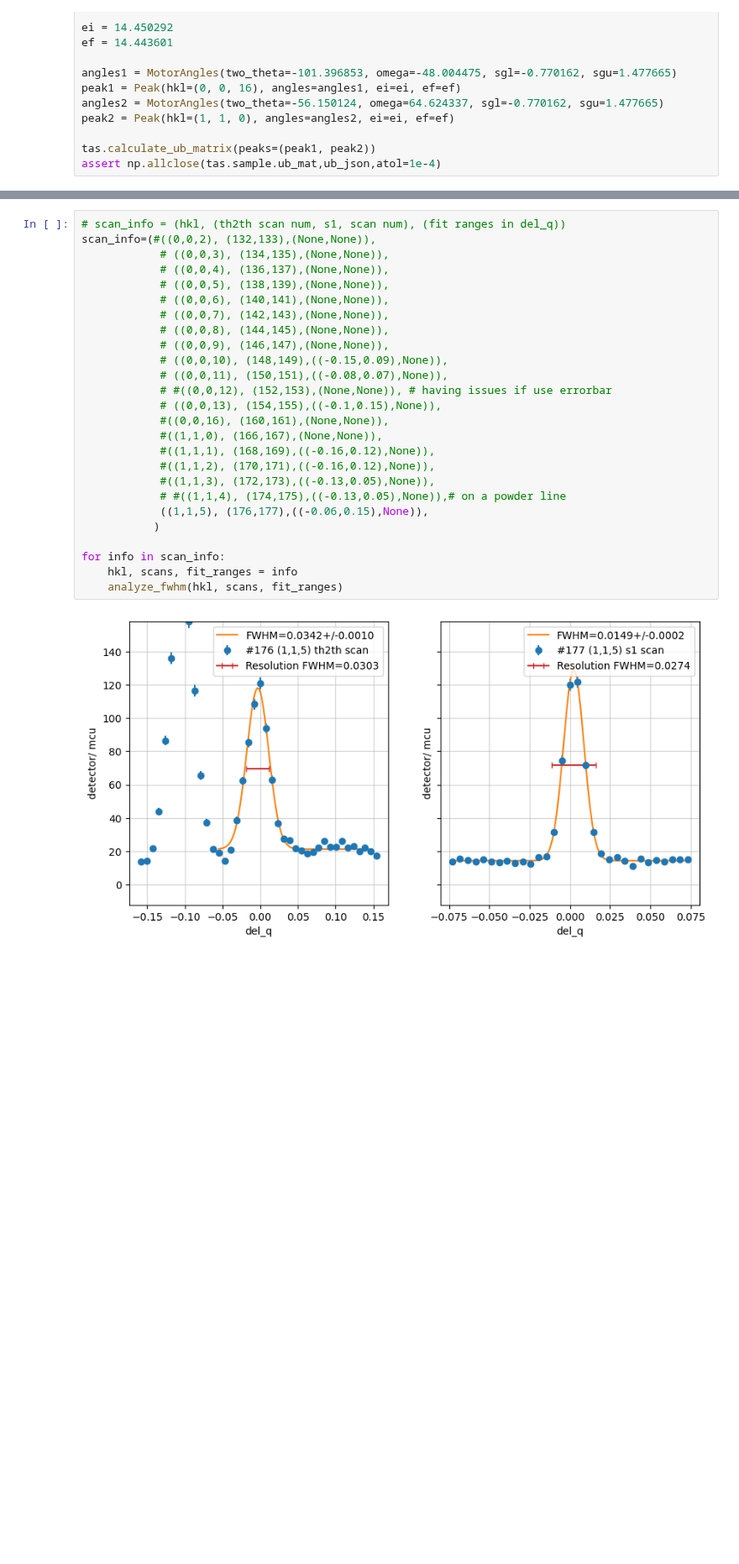
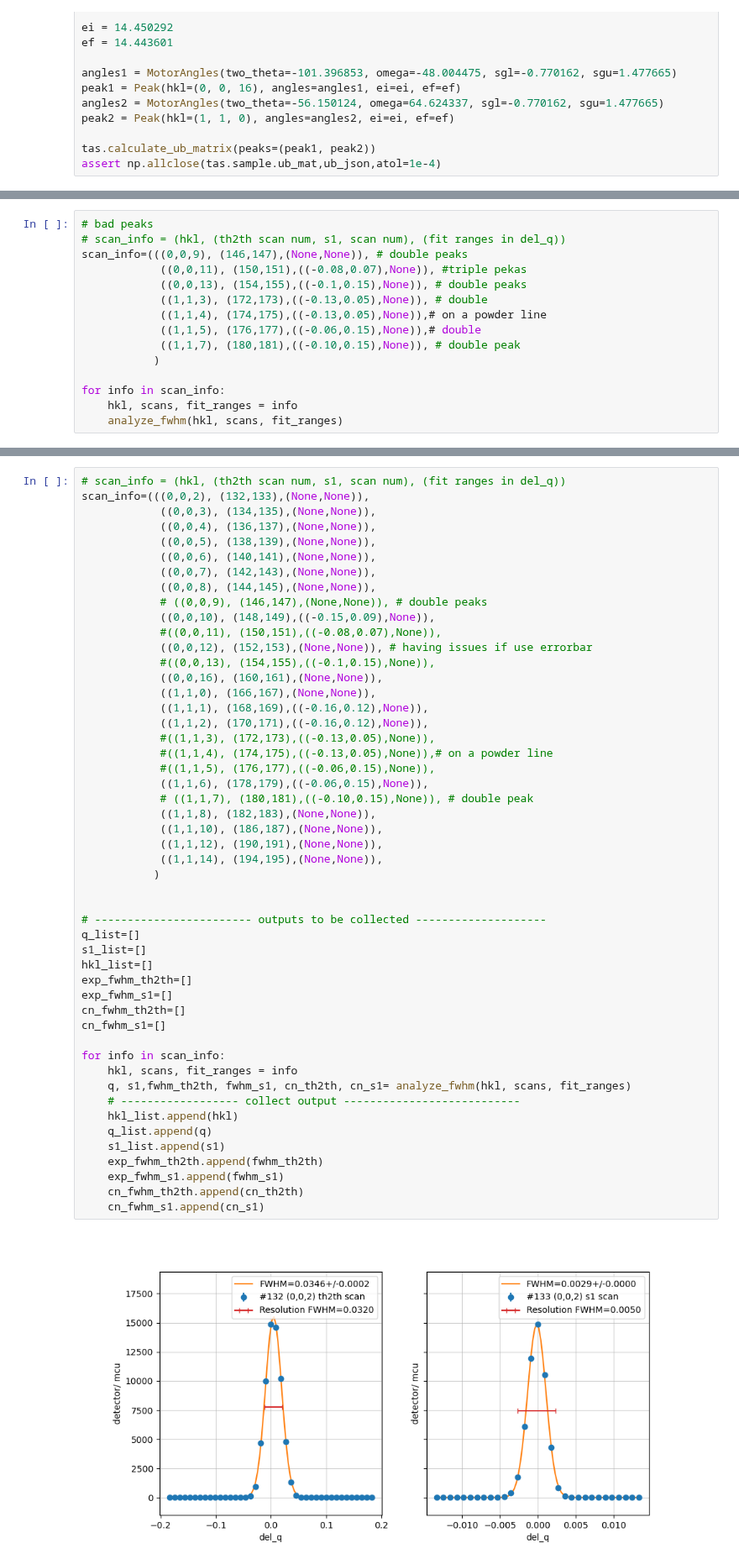
Before and after one commit to neutrons/TAVI, a Jupyter notebook: notebooks/La2Ni7_HB1A_resolution.ipynb, the cells around one changed output, grey strips where cells are left out. Shown at 84% size. Drawn from its saved outputs; the diff is of its cells as text; blank space fills up the shorter version.

```diff
--- a/notebooks/La2Ni7_HB1A_resolution.ipynb
+++ b/notebooks/La2Ni7_HB1A_resolution.ipynb
@@ -149,0 +181,15 @@ for info in scan_info:
+# %%
+# bad peaks
+# scan_info = (hkl, (th2th scan num, s1, scan num), (fit ranges in del_q))
+scan_info=(((0,0,9), (146,147),(None,None)), # double peaks
+            ((0,0,11), (150,151),((-0.08,0.07),None)), #triple pekas
+            ((0,0,13), (154,155),((-0.1,0.15),None)), # double peaks
+            ((1,1,3), (172,173),((-0.13,0.05),None)), # double
+            ((1,1,4), (174,175),((-0.13,0.05),None)),# on a powder line
+            ((1,1,5), (176,177),((-0.06,0.15),None)),# double
+            ((1,1,7), (180,181),((-0.10,0.15),None)), # double peak
+           )
+
+for info in scan_info:
+    hkl, scans, fit_ranges = info
+    analyze_fwhm(hkl, scans, fit_ranges)
@@ -150,28 +204,52 @@ for info in scan_info:
 # %%
 # scan_info = (hkl, (th2th scan num, s1, scan num), (fit ranges in del_q))
-scan_info=(#((0,0,2), (132,133),(None,None)),
-            # ((0,0,3), (134,135),(None,None)),
-            # ((0,0,4), (136,137),(None,None)),
-            # ((0,0,5), (138,139),(None,None)),
-            # ((0,0,6), (140,141),(None,None)),
-            # ((0,0,7), (142,143),(None,None)),
-            # ((0,0,8), (144,145),(None,None)),
-            # ((0,0,9), (146,147),(None,None)),
-            # ((0,0,10), (148,149),((-0.15,0.09),None)),
-            # ((0,0,11), (150,151),((-0.08,0.07),None)),
-            # #((0,0,12), (152,153),(None,None)), # having issues if use errorbar
-            # ((0,0,13), (154,155),((-0.1,0.15),None)),
-            #((0,0,16), (160,161),(None,None)),
-            #((1,1,0), (166,167),(None,None)),
-            #((1,1,1), (168,169),((-0.16,0.12),None)),
-            #((1,1,2), (170,171),((-0.16,0.12),None)),
+scan_info=(((0,0,2), (132,133),(None,None)),
+            ((0,0,3), (134,135),(None,None)),
+            ((0,0,4), (136,137),(None,None)),
+            ((0,0,5), (138,139),(None,None)),
+            ((0,0,6), (140,141),(None,None)),
+            ((0,0,7), (142,143),(None,None)),
+            ((0,0,8), (144,145),(None,None)),
+            # ((0,0,9), (146,147),(None,None)), # double peaks
+            ((0,0,10), (148,149),((-0.15,0.09),None)),
+            #((0,0,11), (150,151),((-0.08,0.07),None)),
+            ((0,0,12), (152,153),(None,None)), # having issues if use errorbar
+            #((0,0,13), (154,155),((-0.1,0.15),None)),
+            ((0,0,16), (160,161),(None,None)),
+            ((1,1,0), (166,167),(None,None)),
+            ((1,1,1), (168,169),((-0.16,0.12),None)),
+            ((1,1,2), (170,171),((-0.16,0.12),None)),
             #((1,1,3), (172,173),((-0.13,0.05),None)),
-            # #((1,1,4), (174,175),((-0.13,0.05),None)),# on a powder line
-            ((1,1,5), (176,177),((-0.06,0.15),None)),
+            #((1,1,4), (174,175),((-0.13,0.05),None)),# on a powder line
+            #((1,1,5), (176,177),((-0.06,0.15),None)),
+            ((1,1,6), (178,179),((-0.06,0.15),None)),
+            # ((1,1,7), (180,181),((-0.10,0.15),None)), # double peak
+            ((1,1,8), (182,183),(None,None)),
+            ((1,1,10), (186,187),(None,None)),
+            ((1,1,12), (190,191),(None,None)),
+            ((1,1,14), (194,195),(None,None)),
            )
+
+
+# ------------------------ outputs to be collected --------------------
+q_list=[]
+s1_list=[]
+hkl_list=[]
+exp_fwhm_th2th=[]
+exp_fwhm_s1=[]
+cn_fwhm_th2th=[]
+cn_fwhm_s1=[]
 
 for info in scan_info:
     hkl, scans, fit_ranges = info
-    analyze_fwhm(hkl, scans, fit_ranges)
+    q, s1,fwhm_th2th, fwhm_s1, cn_th2th, cn_s1= analyze_fwhm(hkl, scans, fit_ranges)
+    # ------------------ collect output ---------------------------
+    hkl_list.append(hkl)
+    q_list.append(q)
+    s1_list.append(s1)
+    exp_fwhm_th2th.append(fwhm_th2th)
+    exp_fwhm_s1.append(fwhm_s1)
+    cn_fwhm_th2th.append(cn_th2th)
+    cn_fwhm_s1.append(cn_s1)
 # %% [output]
-[figure, old version]
+[figure, new version]
```
Also changed, not shown: parts of 10 cells of this notebook.
